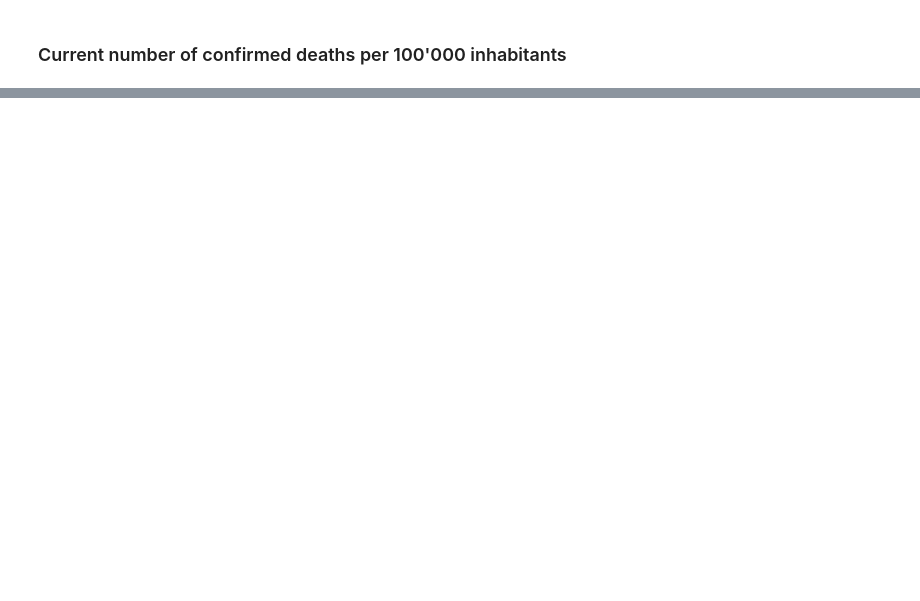
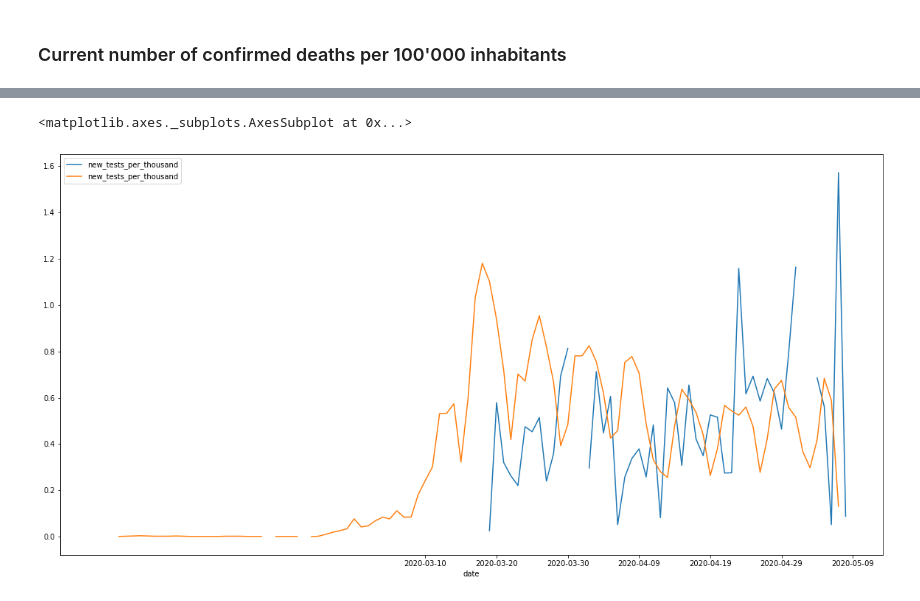
Before and after one commit to willharris/coronastats, a Jupyter notebook: coronastats.ipynb, the cells around one changed output, grey strips where cells are left out. Saved outputs shown, nothing was run; the diff lists cells and outputs as text; code cells hidden in the pictures; blank space fills up the shorter version.

```diff
--- a/coronastats.ipynb
+++ b/coronastats.ipynb
@@ -166,0 +167,6 @@ for k, v in dpm_today.iterrows():
+# %%
+owid_csv = "https://raw.githubusercontent.com/owid/covid-19-data/master/public/data/owid-covid-data.csv"
+owid = pd.read_csv(owid_csv)
+# owid
+data = owid[owid["iso_code"].isin(["CHE", "CAN"])].loc[:, ["date", "location", "new_tests_per_thousand"]].set_index("date")
+data
@@ -166,0 +188,7 @@ for k, v in dpm_today.iterrows():
+# %%
+fig, axes = plt.subplots(figsize=(20, 10))
+data[data["location"] == "Canada"].plot(ax=axes)
+data[data["location"] == "Switzerland"].plot(ax=axes)
+# %% [output]
+<matplotlib.axes._subplots.AxesSubplot at 0x...>
+[figure, added]
```
Also changed, not shown: parts of 6 cells of this notebook, 1 other file.
